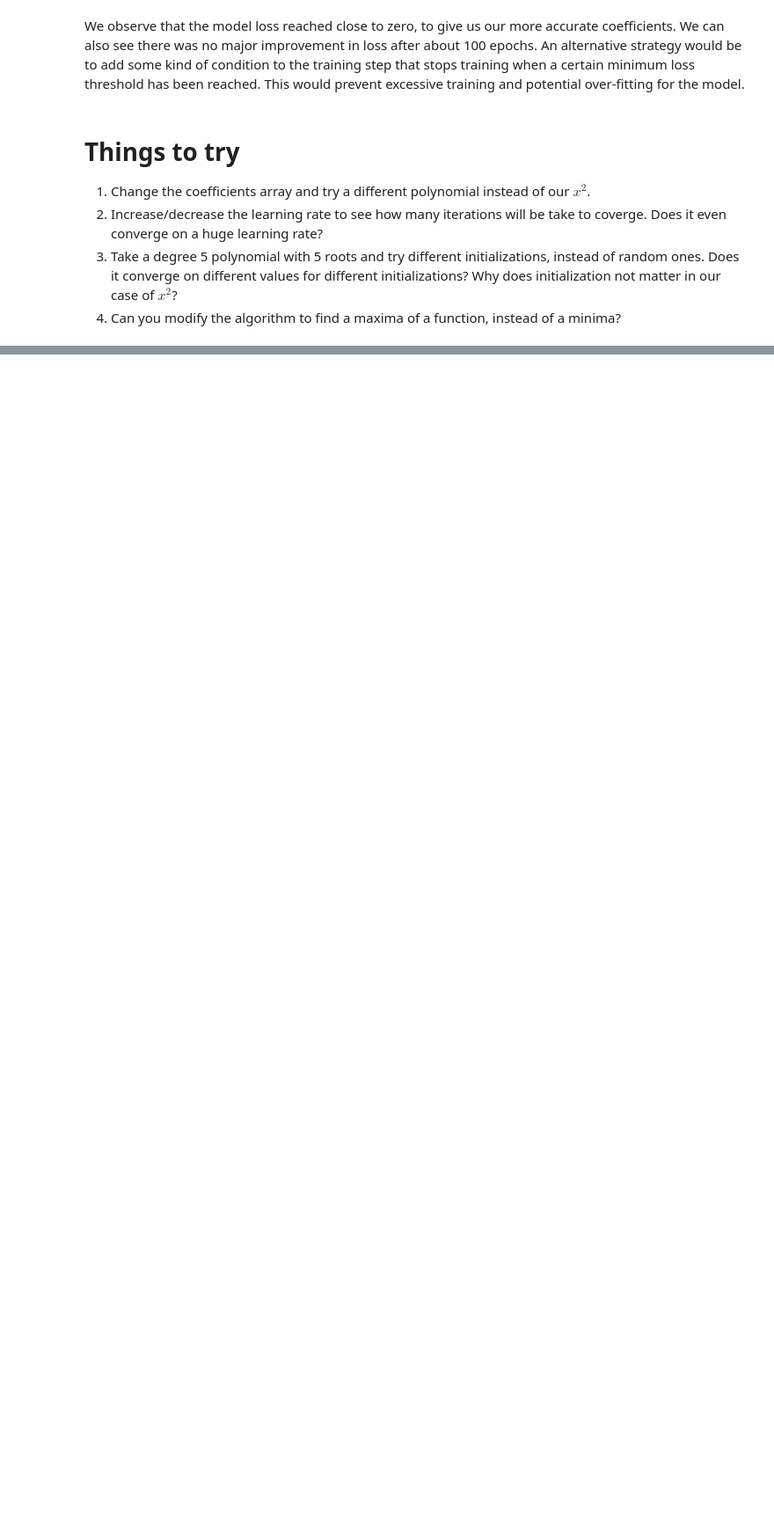
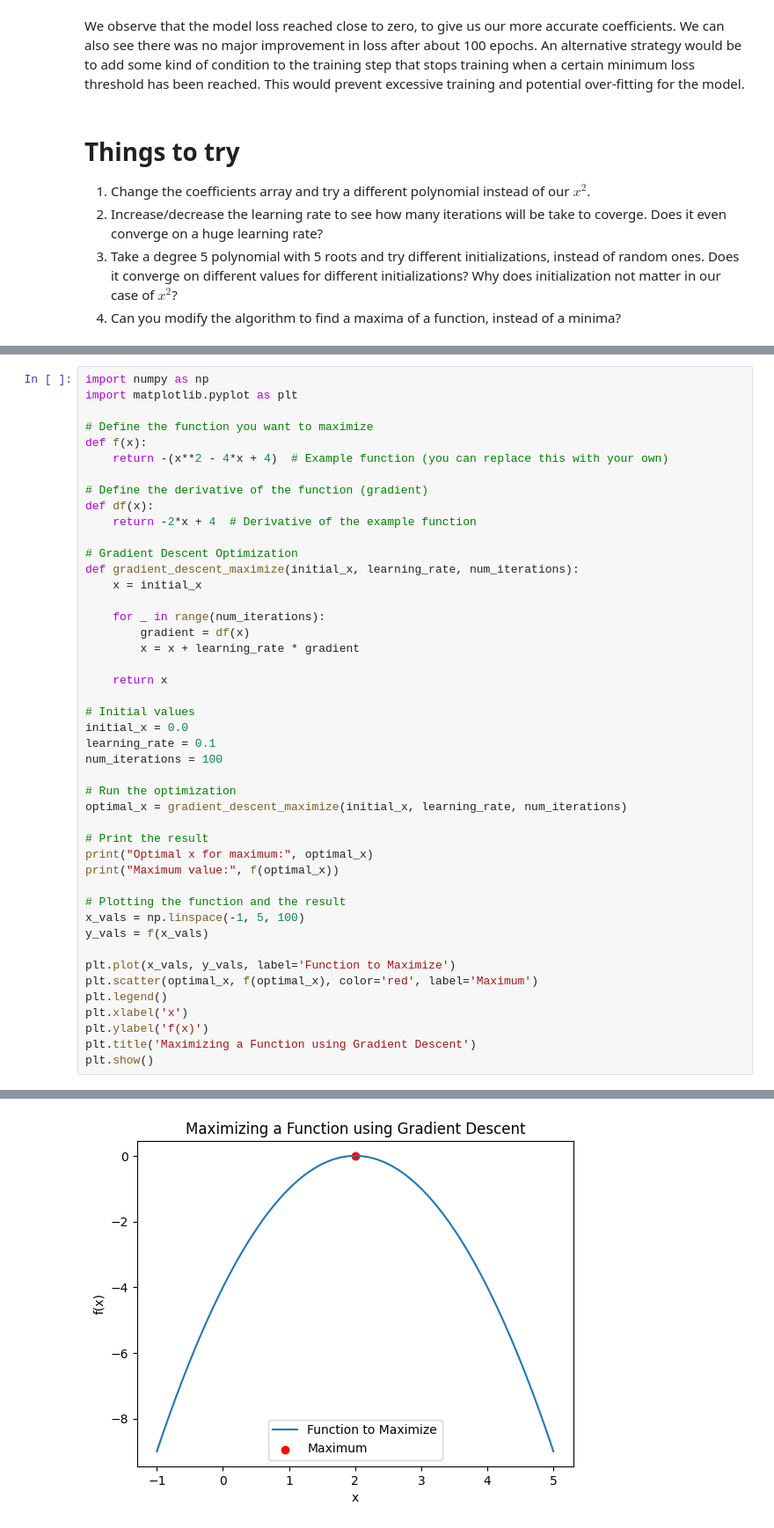
Before and after one commit to Karthikceo/FMML_projects_Labs, a Jupyter notebook: FMML_Module4_Lab2_2024.ipynb, the cells around one changed output, grey strips where cells are left out. Shown at 88% size. Drawn from its saved outputs; the diff is of its cells as text; blank space fills up the shorter version.

```diff
--- a/FMML_Module4_Lab2_2024.ipynb
+++ b/FMML_Module4_Lab2_2024.ipynb
@@ -418,0 +407,46 @@ In the case of optimization problems for machine learning models, such as traini
+# %%
+import numpy as np
+import matplotlib.pyplot as plt
+
+# Define the function you want to maximize
+def f(x):
+    return -(x**2 - 4*x + 4)  # Example function (you can replace this with your own)
+
+# Define the derivative of the function (gradient)
+def df(x):
+    return -2*x + 4  # Derivative of the example function
+
+# Gradient Descent Optimization
+def gradient_descent_maximize(initial_x, learning_rate, num_iterations):
+    x = initial_x
+
+    for _ in range(num_iterations):
+        gradient = df(x)
+        x = x + learning_rate * gradient
+
+    return x
+
+# Initial values
+initial_x = 0.0
+learning_rate = 0.1
+num_iterations = 100
+
+# Run the optimization
+optimal_x = gradient_descent_maximize(initial_x, learning_rate, num_iterations)
+
+# Print the result
+print("Optimal x for maximum:", optimal_x)
+print("Maximum value:", f(optimal_x))
+
+# Plotting the function and the result
+x_vals = np.linspace(-1, 5, 100)
+y_vals = f(x_vals)
+
+plt.plot(x_vals, y_vals, label='Function to Maximize')
+plt.scatter(optimal_x, f(optimal_x), color='red', label='Maximum')
+plt.legend()
+plt.xlabel('x')
+plt.ylabel('f(x)')
+plt.title('Maximizing a Function using Gradient Descent')
+plt.show()
+# %% [output]
@@ -418,0 +455 @@ In the case of optimization problems for machine learning models, such as traini
+[figure, added]
```
Also changed, not shown: parts of 15 cells of this notebook.
